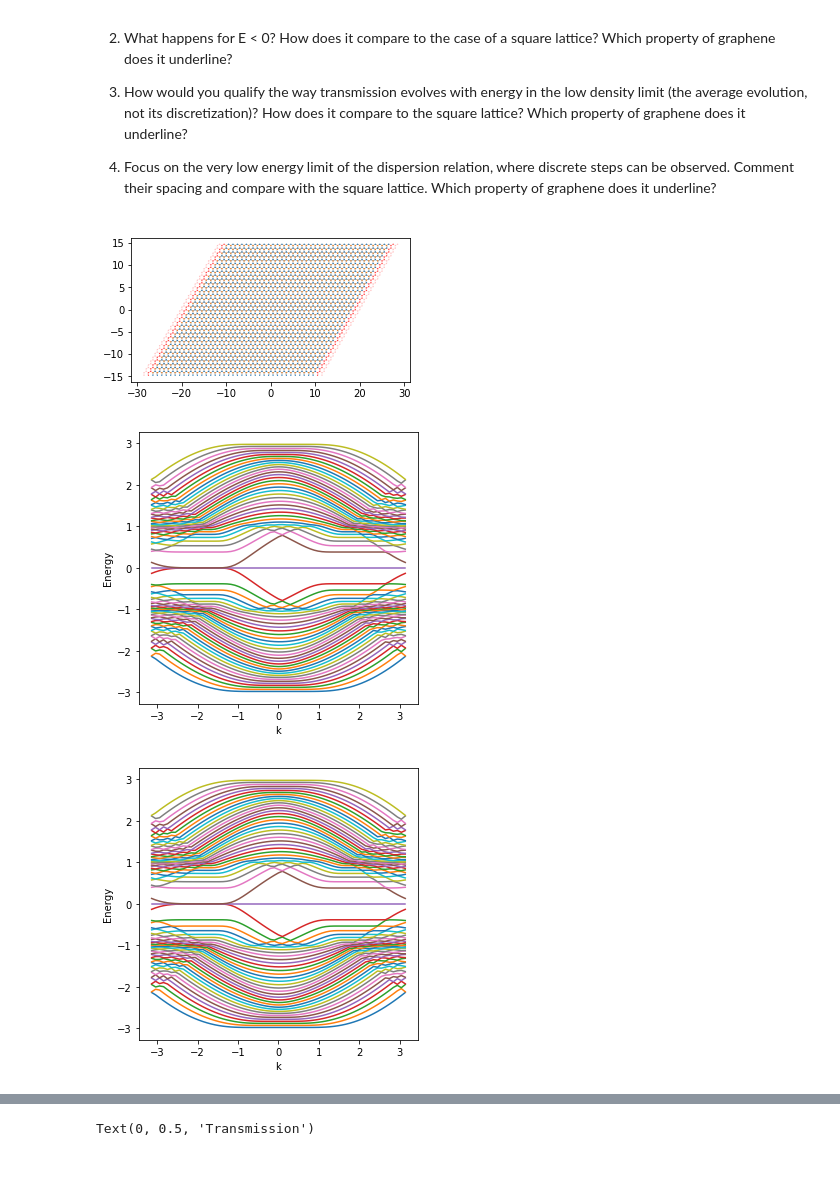
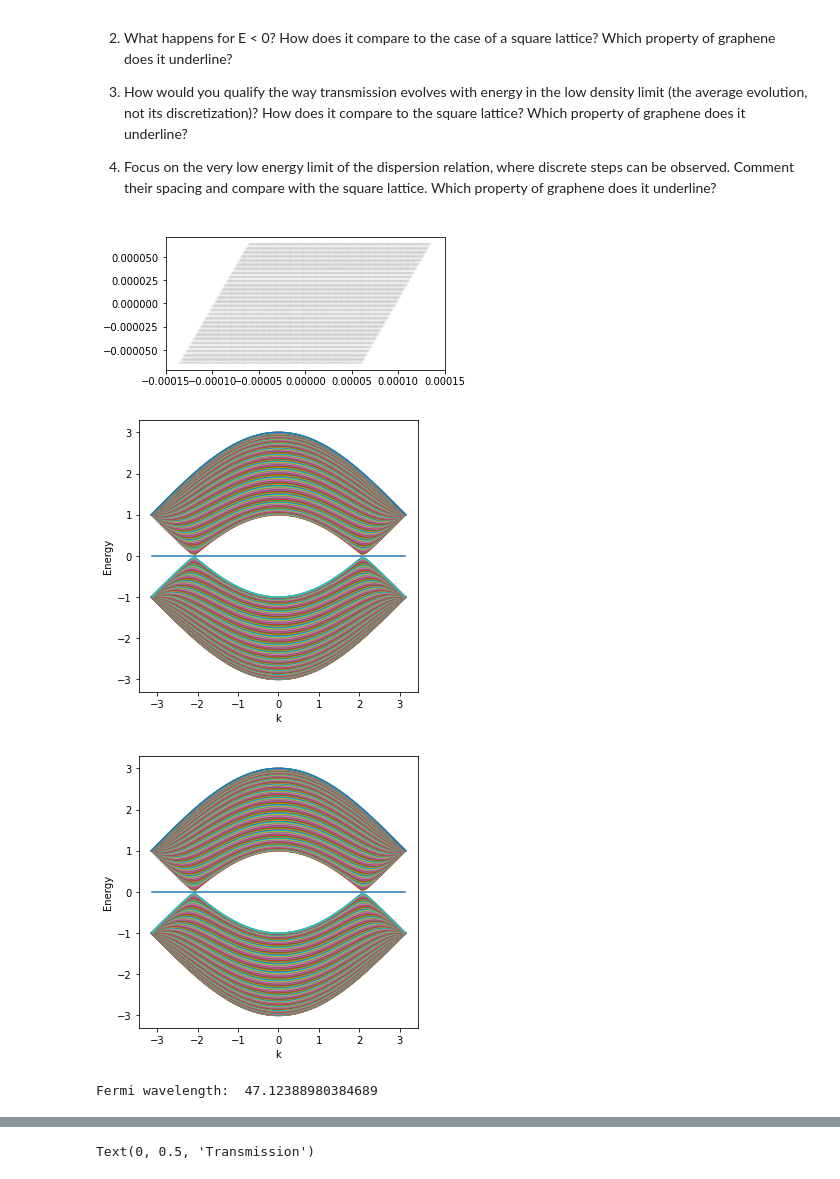
Before and after one commit to jeremiepirard/Kwant, a Jupyter notebook: GrapheneRibbon.ipynb, the cells around one changed output, grey strips where cells are left out. Saved outputs shown, nothing was run; the diff lists cells and outputs as text; code cells hidden in the pictures.

```diff
--- a/GrapheneRibbon.ipynb
+++ b/GrapheneRibbon.ipynb
@@ -37,3 +39,14 @@ rcParams['figure.figsize'] = 5,5
+# %%
+def onsite(site):
+    """
+    Definition of the potential. To reach the bottom of the conduction band, the potential is set at 4*t.
+    A zone of potential Vg (above the bottom of the conduction band) can be defined in a given zone
+    (square or circle here).
+
+    """
+    (x, y) = site.pos
+    d = y * np.cos(90) + x * np.sin(90)
+    return pot * np.tanh(d / w)
 # %%
 def hopping(site_i, site_j):
     """
@@ -52,43 +65,45 @@ def make_system(a=1,W=20,L=20,t=1.0):
 
     def rectangular(pos):
         x, y = pos
-        return abs(x) < L//2 and abs(y) < W//2
+        return abs(x) < L/2 and abs(y) < W/2
     def lead_shape(pos):
         x, y = pos
-        return -W//2 < y < W//2
+        return -W/2 < y < W/2
 
-    sys[graphene.shape(rectangular, (0,0))] = 0
+    sys[graphene.shape(rectangular, (0,0))] = onsite
     hoppings = (((0, 0), a, b), ((0, 1), a, b), ((-1, 1), a, b))
     sys[[kwant.builder.HoppingKind(*hopping) for hopping in hoppings]] = hopping
 
     sym0 = kwant.TranslationalSymmetry(graphene.vec((-1, 0)))
     lead0 = kwant.Builder(sym0)
-    lead0[graphene.shape(lead_shape, (0, 0))] =  0
+    lead0[graphene.shape(lead_shape, (0, 0))] = 0
     lead0[graphene.neighbors()]= hopping
     sys.attach_lead(lead0)
 
     sym1 = kwant.TranslationalSymmetry(graphene.vec((1, 0)))
     lead1 = kwant.Builder(sym1)
-    lead1[graphene.shape(lead_shape, (0, 0))] =  0
+    lead1[graphene.shape(lead_shape, (0, 0))] = pot
     lead1[graphene.neighbors()]= hopping
     sys.attach_lead(lead1)
 
     return sys
 # %%
-a = 1
-W = 30
-L = 20
+a0 = 0.142e-9
+a = 1e-6
+W = 130e-6
+L = 120e-6
 t = 1
-Ef = 10
-B_eff = 0.1
+w = 10e-6
+pot = 0.8
+Ef = 0.2
 sys = make_system(a,W,L,t)
 
-kwant.plot(sys)
+kwant.plot(sys,site_size=1e-6)
 
 # Finalize the system.
-graph = sys.finalized()
-kwant.plotter.bands(graph.leads[0])
+sys = sys.finalized()
+kwant.plotter.bands(sys.leads[0])
 # %% [output]
-[figure, old version]
+[figure, new version]
-[figure, old version]
+[figure, new version]
-[figure, old version]
+[figure, new version]
@@ -94,0 +115,8 @@ kwant.plotter.bands(graph.leads[0])
+# %%
+""" The wavelength must be (much more) larger than the lattice parameter """
+lambda_F = 3 * pi * a * t / Ef # computation of the wavelength in graphene
+print('Fermi wavelength: ', lambda_F)
+if lambda_F/a < 2:
+    print('Warning : lambda_F must be larger than the lattice parameter a')
+# %% [output]
+Fermi wavelength:  47.12388980384689
```
Also changed, not shown: parts of 20 cells of this notebook.
